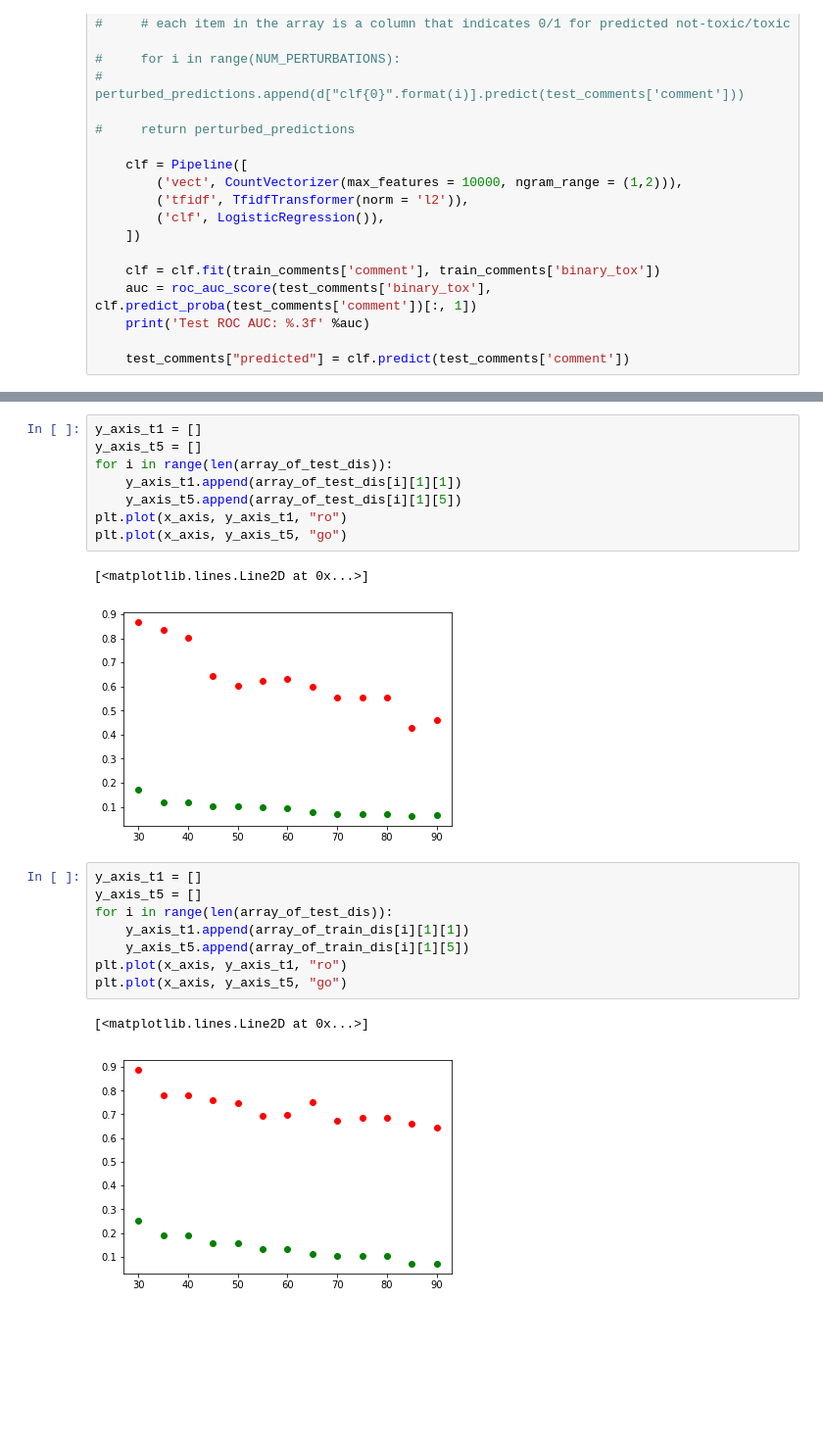
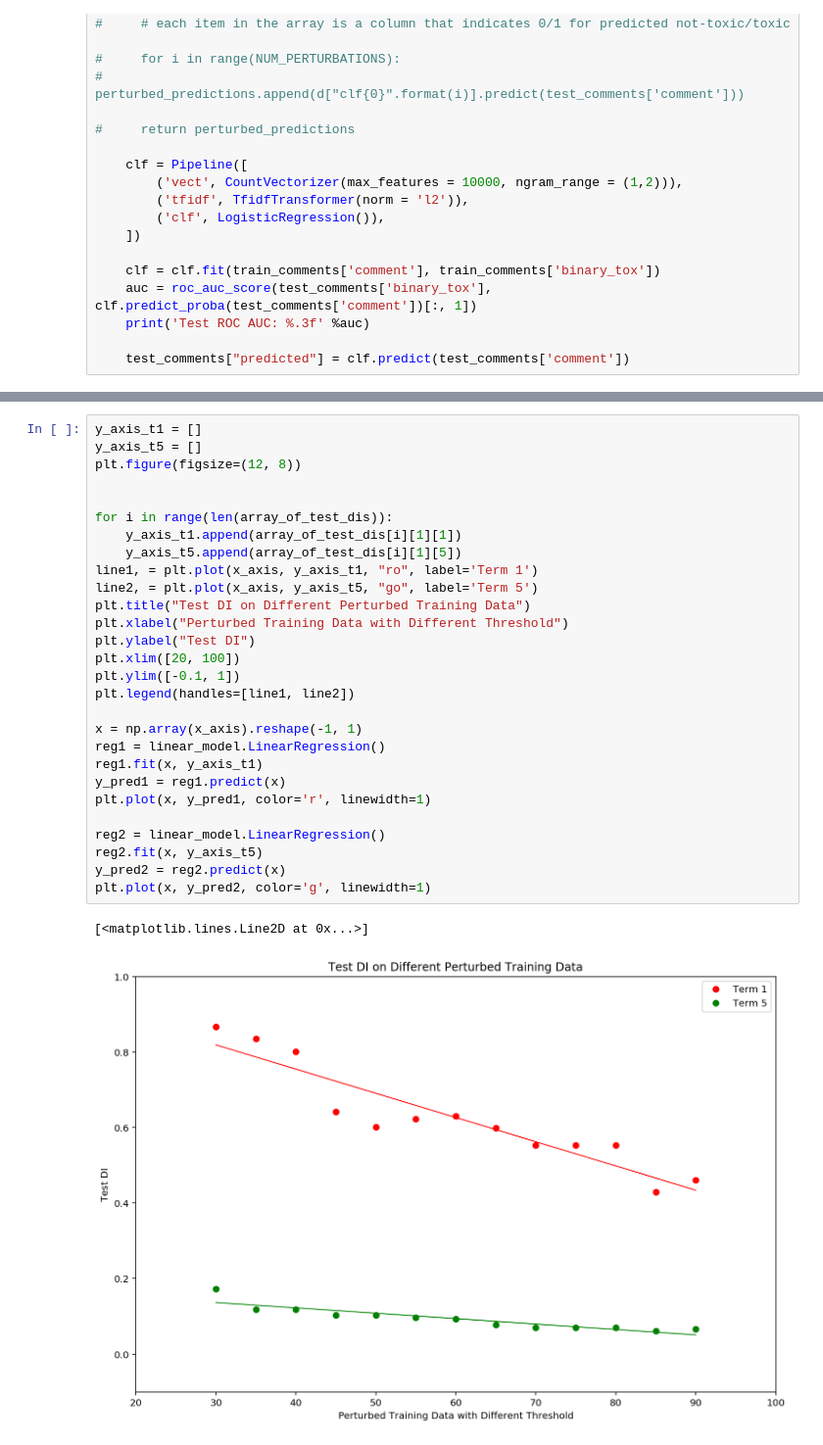
Before and after one commit to nehargupta/cs590_privacy_fairness, a Jupyter notebook: threshold-to-di.ipynb, the cells around one changed output, grey strips where cells are left out. Shown at 98% size. Cells and saved outputs as stored; diff of their text form; blank space fills up the shorter version.

```diff
--- a/threshold-to-di.ipynb
+++ b/threshold-to-di.ipynb
@@ -158,22 +206,31 @@ plt.plot(x_axis, y_axis_t5, "go")
-# %%
-y_axis_t1 = []
-y_axis_t5 = []
-for i in range(len(array_of_test_dis)):
-    y_axis_t1.append(array_of_test_dis[i][1][1])
-    y_axis_t5.append(array_of_test_dis[i][1][5])
-plt.plot(x_axis, y_axis_t1, "ro")
-plt.plot(x_axis, y_axis_t5, "go")
-# %% [output]
-[<matplotlib.lines.Line2D at 0x...>]
-[figure, removed]
-# %%
-y_axis_t1 = []
-y_axis_t5 = []
-for i in range(len(array_of_test_dis)):
-    y_axis_t1.append(array_of_train_dis[i][1][1])
-    y_axis_t5.append(array_of_train_dis[i][1][5])
-plt.plot(x_axis, y_axis_t1, "ro")
-plt.plot(x_axis, y_axis_t5, "go")
-# %% [output]
-[<matplotlib.lines.Line2D at 0x...>]
-[figure, removed]
+# %%
+y_axis_t1 = []
+y_axis_t5 = []
+plt.figure(figsize=(12, 8))
+
+
+for i in range(len(array_of_test_dis)):
+    y_axis_t1.append(array_of_test_dis[i][1][1])
+    y_axis_t5.append(array_of_test_dis[i][1][5])
+line1, = plt.plot(x_axis, y_axis_t1, "ro", label='Term 1')
+line2, = plt.plot(x_axis, y_axis_t5, "go", label='Term 5')
+plt.title("Test DI on Different Perturbed Training Data")
+plt.xlabel("Perturbed Training Data with Different Threshold")
+plt.ylabel("Test DI")
+plt.xlim([20, 100])
+plt.ylim([-0.1, 1])
+plt.legend(handles=[line1, line2])
+
+x = np.array(x_axis).reshape(-1, 1)
+reg1 = linear_model.LinearRegression()
+reg1.fit(x, y_axis_t1)
+y_pred1 = reg1.predict(x)
+plt.plot(x, y_pred1, color='r', linewidth=1)
+
+reg2 = linear_model.LinearRegression()
+reg2.fit(x, y_axis_t5)
+y_pred2 = reg2.predict(x)
+plt.plot(x, y_pred2, color='g', linewidth=1)
+# %% [output]
+[<matplotlib.lines.Line2D at 0x...>]
+[figure, added]
```
Also changed, not shown: parts of 5 cells of this notebook.
